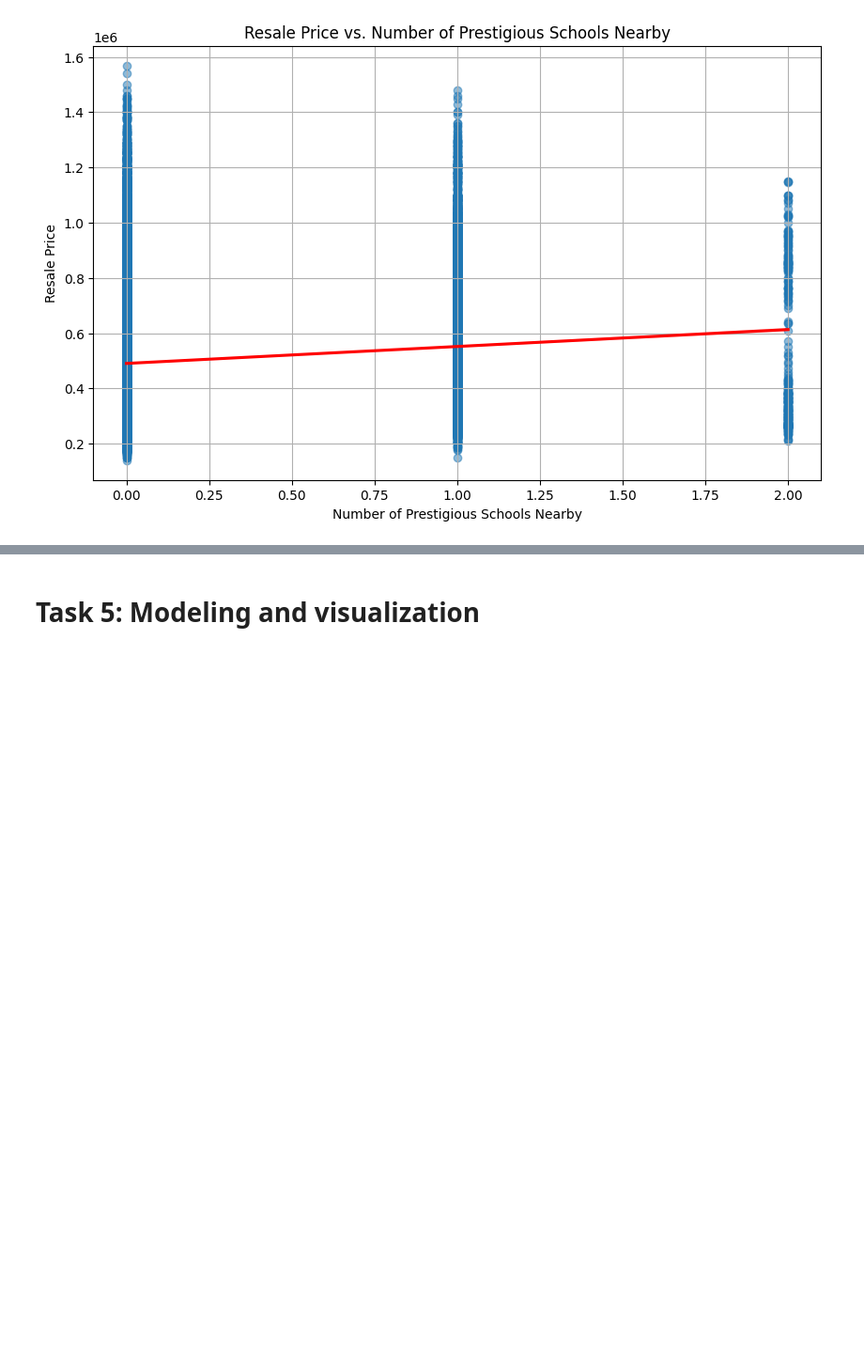
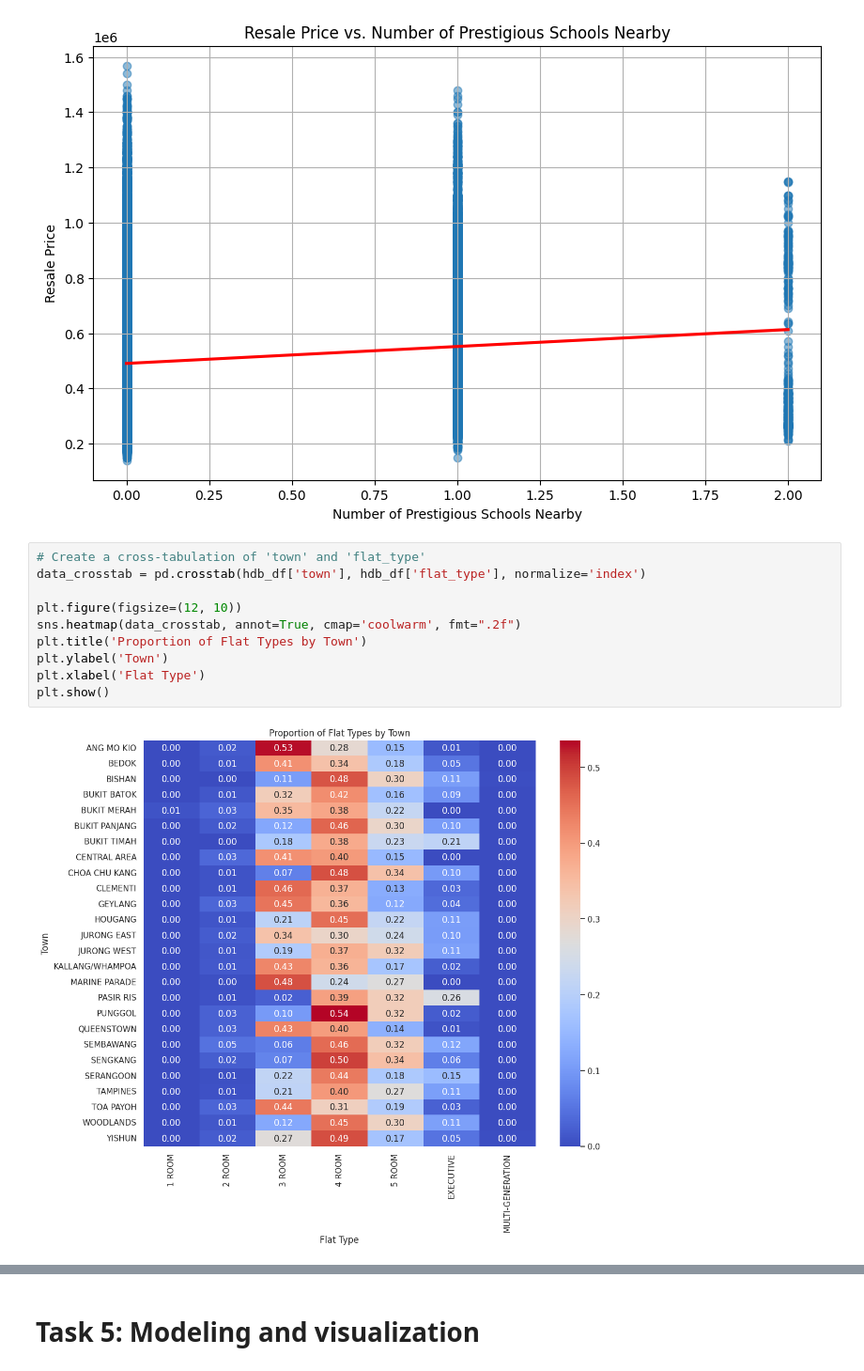
Before and after one commit to Phantom76819/IT5100F-Project, a Jupyter notebook: IT5100F_Project.ipynb, the cells around one changed output, grey strips where cells are left out. Shown at 94% size. Saved outputs shown, nothing was run; the diff lists cells and outputs as text; blank space fills up the shorter version.

```diff
--- a/IT5100F_Project.ipynb
+++ b/IT5100F_Project.ipynb
@@ -492,3 +500,15 @@ plt.grid(True)
 plt.show()
 # %% [output]
 [figure]
+# %%
+# Create a cross-tabulation of 'town' and 'flat_type'
+data_crosstab = pd.crosstab(hdb_df['town'], hdb_df['flat_type'], normalize='index')
+
+plt.figure(figsize=(12, 10))
+sns.heatmap(data_crosstab, annot=True, cmap='coolwarm', fmt=".2f")
+plt.title('Proportion of Flat Types by Town')
+plt.ylabel('Town')
+plt.xlabel('Flat Type')
+plt.show()
+# %% [output]
+[figure, added]
```
Also changed, not shown: parts of 8 cells of this notebook.
